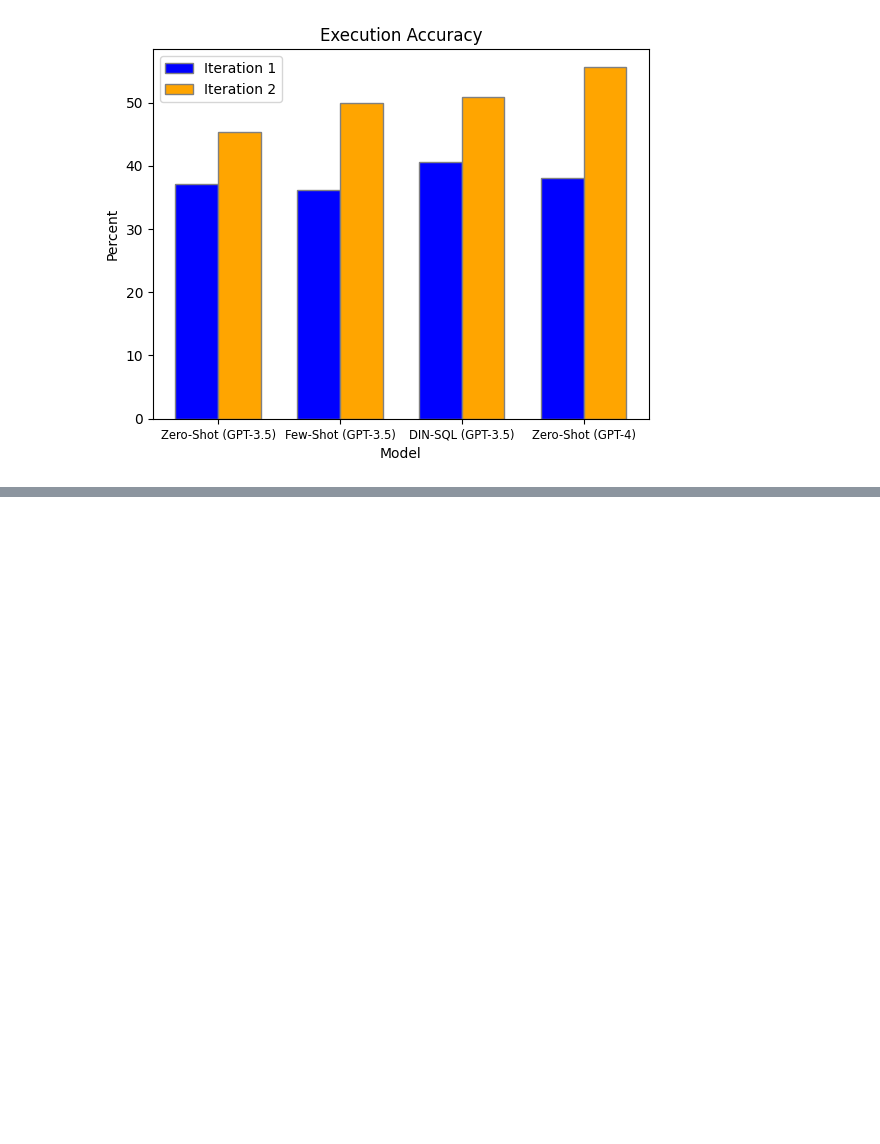
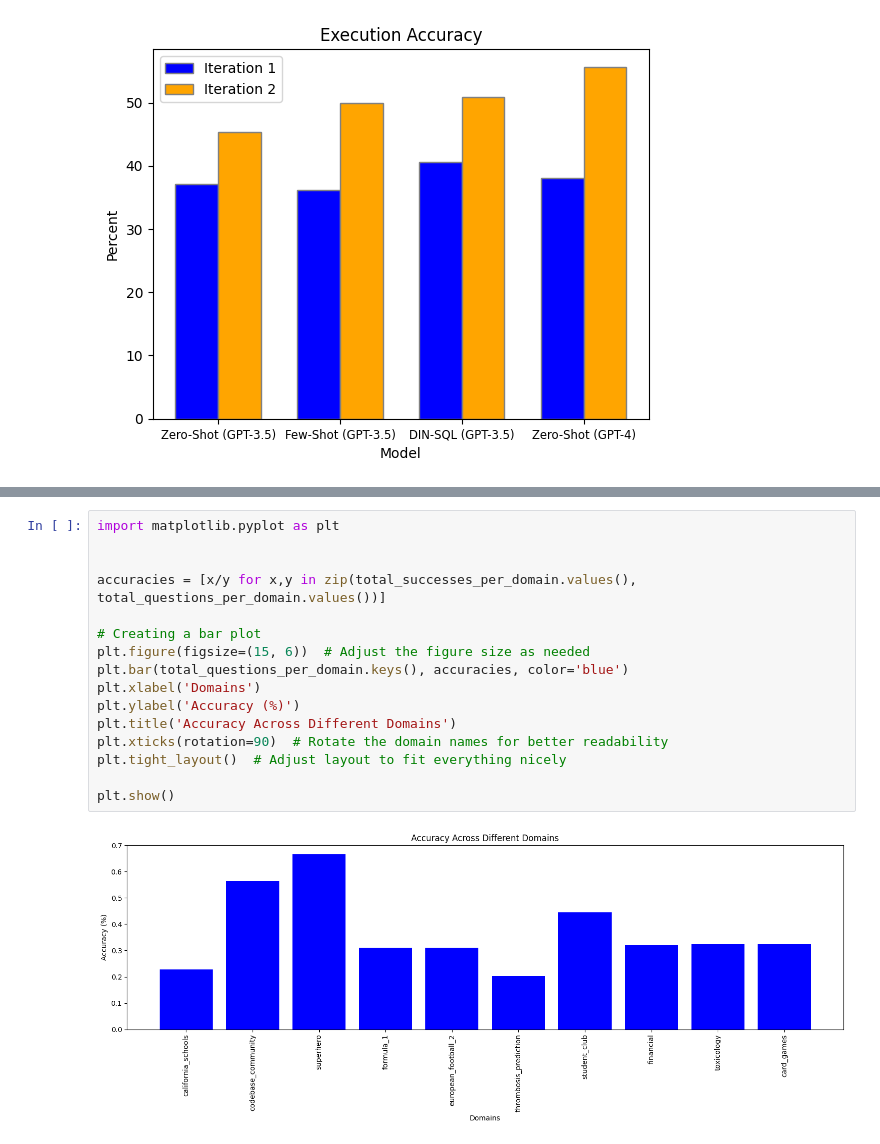
Before and after one commit to niklaswretblad/text-to-SQL-master-thesis, a Jupyter notebook: plots/plots.ipynb, the cells around one changed output, grey strips where cells are left out. Saved outputs shown, nothing was run; the diff lists cells and outputs as text; blank space fills up the shorter version.

```diff
--- a/plots/plots.ipynb
+++ b/plots/plots.ipynb
@@ -51,0 +205,18 @@ plt.show()
+# %%
+import matplotlib.pyplot as plt
+
+
+accuracies = [x/y for x,y in zip(total_successes_per_domain.values(), total_questions_per_domain.values())]
+
+# Creating a bar plot
+plt.figure(figsize=(15, 6))  # Adjust the figure size as needed
+plt.bar(total_questions_per_domain.keys(), accuracies, color='blue')
+plt.xlabel('Domains')
+plt.ylabel('Accuracy (%)')
+plt.title('Accuracy Across Different Domains')
+plt.xticks(rotation=90)  # Rotate the domain names for better readability
+plt.tight_layout()  # Adjust layout to fit everything nicely
+
+plt.show()
+# %% [output]
+[figure, added]
```
Also changed, not shown: parts of 6 cells of this notebook.
